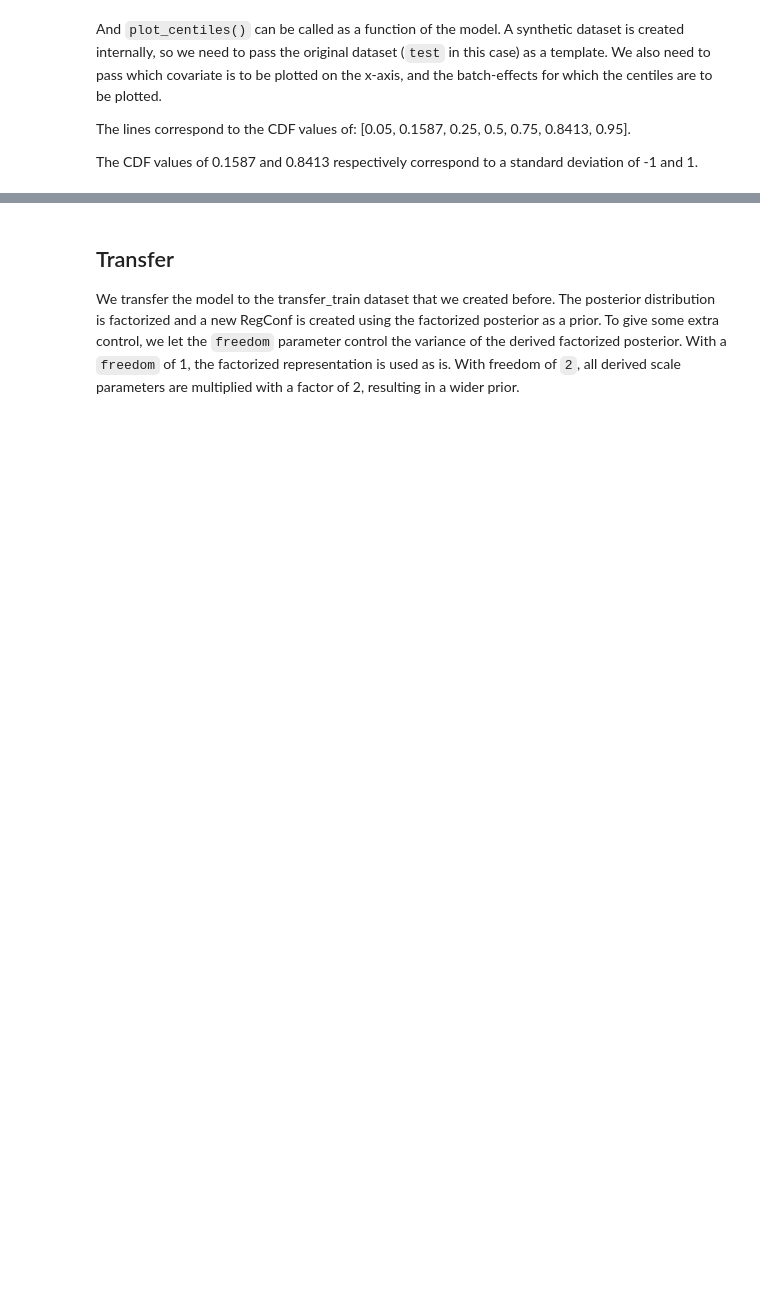
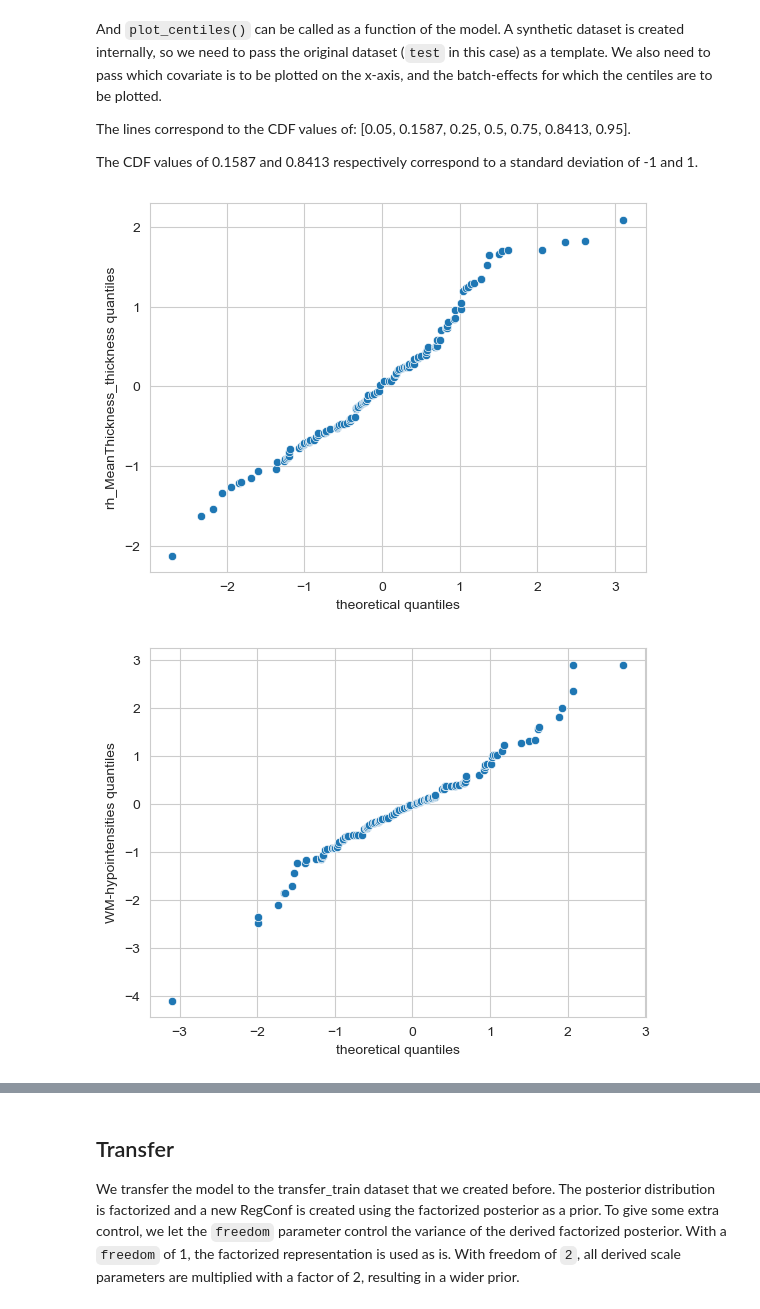
Before and after one commit to amarquand/PCNtoolkit, a Jupyter notebook: example_notebooks/hbr_example.ipynb, the cells around one changed output, grey strips where cells are left out. Drawn from its saved outputs; the diff is of its cells as text; code cells hidden in the pictures; blank space fills up the shorter version.

```diff
--- a/example_notebooks/hbr_example.ipynb
+++ b/example_notebooks/hbr_example.ipynb
@@ -467,6 +467,12 @@ And `plot_centiles()` can be called as a function of the model. A synthetic data
 The lines correspond to the CDF values of: [0.05, 0.1587, 0.25, 0.5, 0.75, 0.8413, 0.95].
 
 The CDF values of 0.1587 and 0.8413 respectively correspond to a standard deviation of -1 and 1.
+# %%
+# test.plot_qq(plot_id_line=True, bound=6)
+test.plot_qq()
+# %% [output]
+[figure, added]
+[figure, added]
 # %%
 # test.centiles # the centiles
 norm_hbr.plot_centiles(
```
Also changed, not shown: parts of 13 cells of this notebook.
